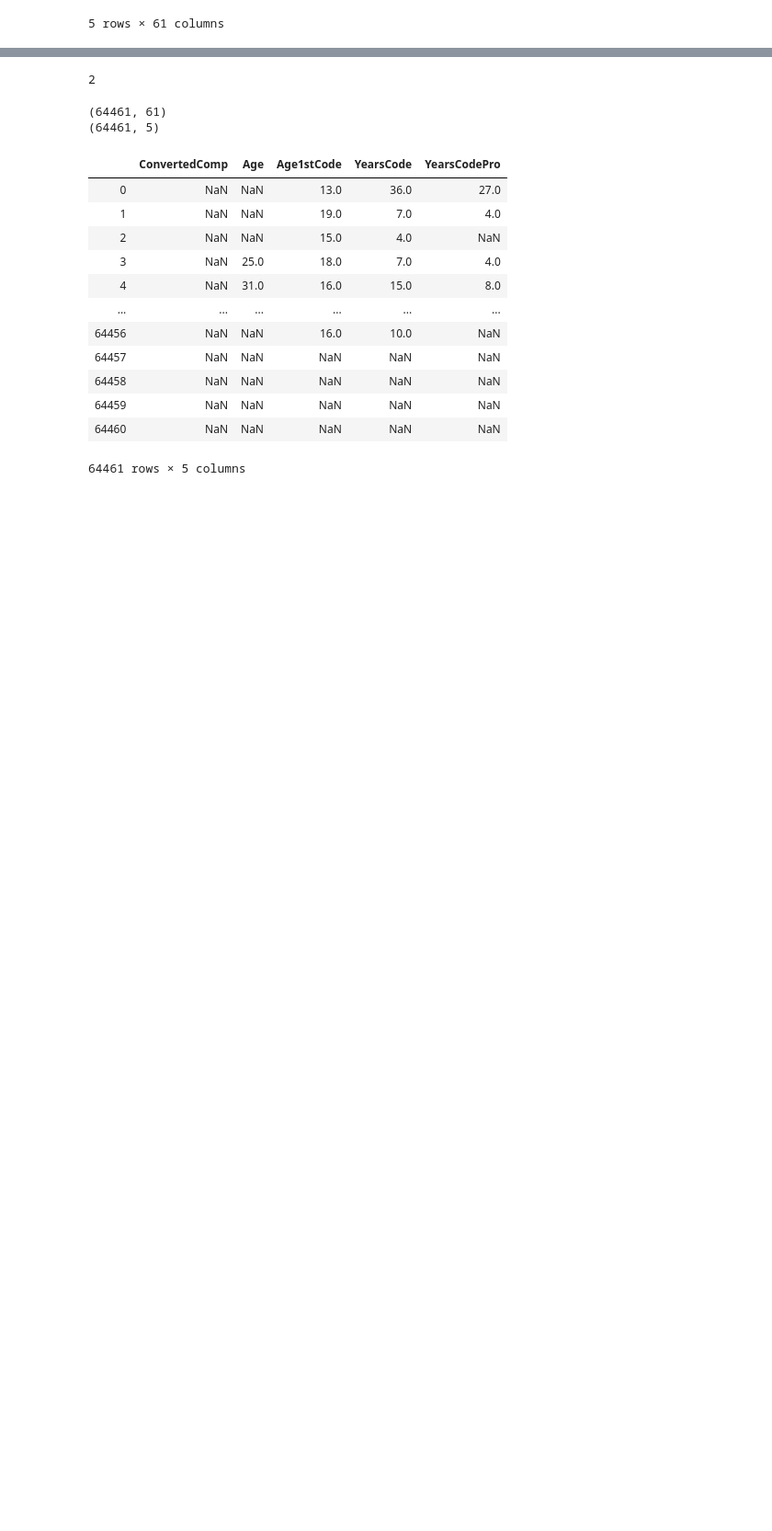
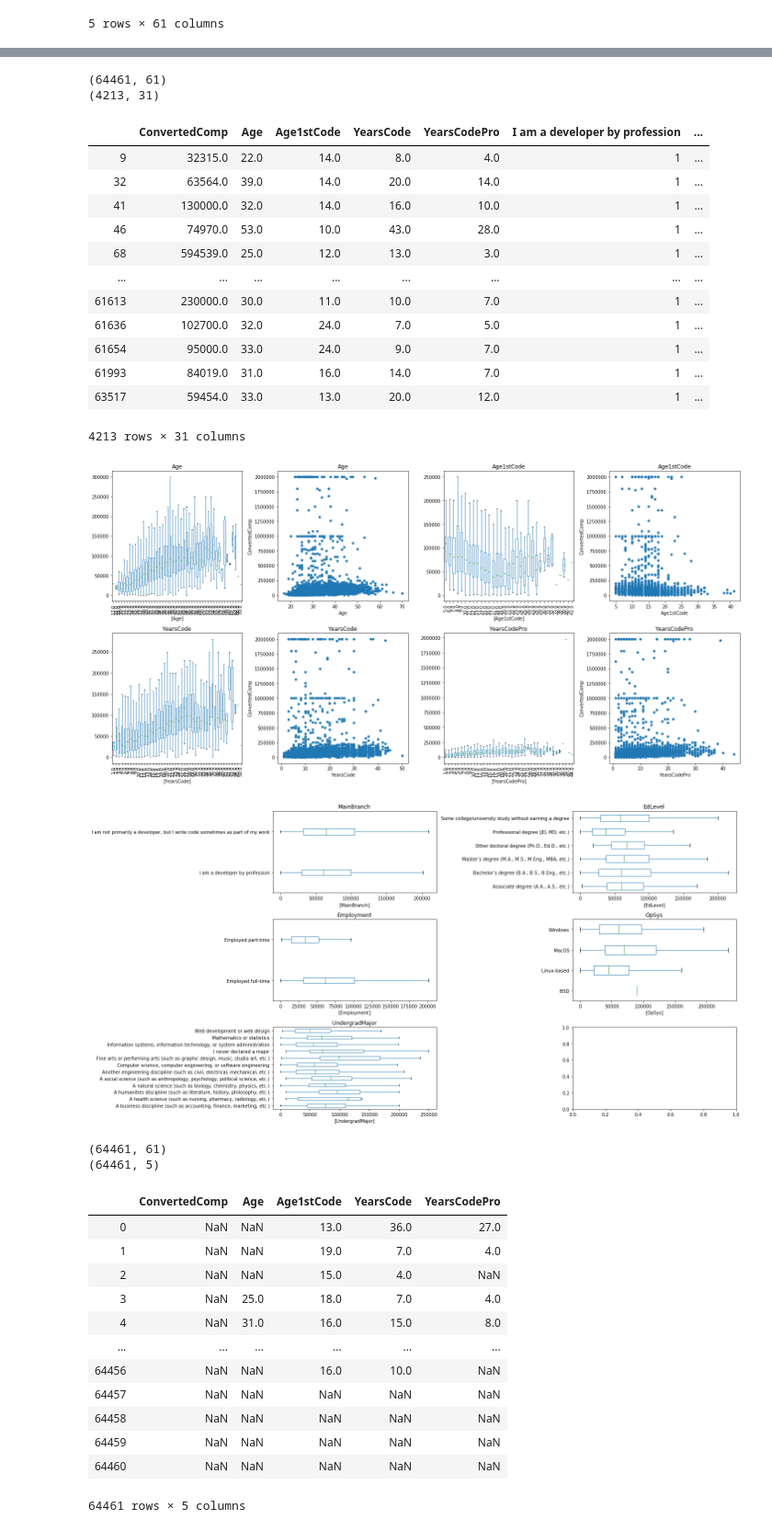
Before and after one commit to kevinclee26/salary_prediction, a Jupyter notebook: model/model_training.ipynb, the cells around one changed output, grey strips where cells are left out. Shown at 92% size. Drawn from its saved outputs; the diff is of its cells as text; code cells hidden in the pictures; blank space fills up the shorter version.

```diff
--- a/model/model_training.ipynb
+++ b/model/model_training.ipynb
@@ -112,33 +116,63 @@ categoricals=['MainBranch', 'Country', 'EdLevel', 'Employment', 'OpSys', 'Underg
 # categoricals=['EdLevel']
 multi_options=['DatabaseWorkedWith', 'DevType', 'Gender', 'LanguageWorkedWith', 'MiscTechWorkedWith', 'NEWCollabToolsWorkedWith', 'PlatformWorkedWith', 'WebframeWorkedWith']
 # multi_options=['DatabaseWorkedWith', 'DevType', 'LanguageWorkedWith', 'MiscTechWorkedWith', 'NEWCollabToolsWorkedWith', 'PlatformWorkedWith', 'WebframeWorkedWith']
-# %%
-math.ceil(len(all_numericals)/2)
-# %% [output]
-2
 # %%
 # X=df[(df['ConvertedComp']<=500000) & (df['ConvertedComp']>=10000) & (df['Employment']=='Employed full-time')]#[['ConvertedComp']]
 def transform_data(input_df, numericals=[], categoricals=[], multi_options=[]):
     print(input_df.shape)
+    input_df=input_df.dropna()
     X=input_df[['ConvertedComp']]
     columns=2
-    fig, ax=plt.subplots(math.ceil(len(all_numericals)/columns), columns*2, figsize=(20, 10))
+    fig, ax=plt.subplots(math.ceil(len(numericals)/columns), columns*2, figsize=(20, 10))
     for idx, each_col in enumerate(numericals):
-        X=pd.concat([X, pd.to_numeric(input_df[each_col], errors='coerce')], axis=1)
-        X[['ConvertedComp', each_col]].boxplot(by=each_col, showfliers=False, rot=90, ax=ax[int(idx/columns)][(idx%columns)])
-        X[['ConvertedComp', each_col]].plot(x=each_col, y='ConvertedComp', kind='scatter', ax=ax[int(idx/columns)][(idx%columns)+2])
+        X=pd.concat([X, pd.to_numeric(input_df[each_col], errors='coerce')], axis=1)                                                             # idx = 2 & 3
+        X[['ConvertedComp', each_col]].boxplot(by=each_col, showfliers=False, rot=90, ax=ax[int(idx/columns)][(idx%columns)*2]) # wants 0 & 2 when idx = 0 & 1 which means + 0 and + 1
+                                                                                                                                                      # idx = 2 & 3
+        X[['ConvertedComp', each_col]].plot(x=each_col, y='ConvertedComp', kind='scatter', ax=ax[int(idx/columns)][(idx%columns)*2+1]) # wants 1 & 3 when idx = 0 & 1 which means + 1 and + 2
+        ax[int(idx/columns)][(idx%columns)*2+1].set_title(each_col)
+        ax[int(idx/columns)][(idx%columns)*2].set_title(each_col)
+        ax[int(idx/columns)][(idx%columns)*2].grid(False)
+#     for each_col in numericals:
+#         X=pd.concat([X, pd.to_numeric(df[each_col], errors='coerce')], axis=1)\
+    fig.suptitle('')
+    fig.tight_layout()
+    fig, ax=plt.subplots(math.ceil(len(categoricals)/columns), columns, figsize=(20, 10))
+    for idx, each_col in enumerate([col for col in categoricals if col!='Country']):
+        X=pd.concat([X, pd.get_dummies(input_df[each_col])], axis=1)
+        input_df[[each_col, 'ConvertedComp']].boxplot(by=each_col, showfliers=False, vert=False, ax=ax[int(idx/columns)][idx%columns])
+#         ax[int(idx/columns)][(idx%columns)*2+1].scatter(input_df[each_col], input_df['ConvertedComp'])
+        ax[int(idx/columns)][idx%columns].grid(False)
+#         ax[int(idx/columns)][(idx%columns)*2+1].xaxis.set_tick_params(rotation=90)
+#         ax[int(idx/columns)][(idx%columns)*2+1].set_title(each_col)
         ax[int(idx/columns)][idx%columns].set_title(each_col)
-        ax[int(idx/columns)][idx%columns].grid(False)
-#     for each_col in numericals:
-#         X=pd.concat([X, pd.to_numeric(df[each_col], errors='coerce')], axis=1)
-    for each_col in categoricals:
-        X=pd.concat([X, pd.get_dummies(input_df[each_col])], axis=1)
-
+#         ax[int(idx/columns)][(idx%columns)*2+1].set_xticklabels(ax[int(idx/columns)][(idx%columns)*2+1].get_xticklabels(), rotation=90)
+#         ax[int(idx/columns)][(idx%columns)*2].set_xticklabels(rotation=90)
 #     for each_col in multi_options:
 #         X=pd.concat([X, df[each_col].str.get_dummies(sep=';')], axis=1)
 #     X.to_csv('model_inputs.csv')
+    fig.suptitle('')
+    fig.tight_layout()
     print(X.shape)
     return X
+transform_data(df, numericals=all_numericals, categoricals=all_categoricals)
+# %% [output]
+(64461, 61)
+(4213, 31)
+|  | ConvertedComp | Age | Age1stCode | YearsCode | YearsCodePro | I am a developer by profession | ... |
+| 9 | 32315.0 | 22.0 | 14.0 | 8.0 | 4.0 | 1 | ... |
+| 32 | 63564.0 | 39.0 | 14.0 | 20.0 | 14.0 | 1 | ... |
+| 41 | 130000.0 | 32.0 | 14.0 | 16.0 | 10.0 | 1 | ... |
+| 46 | 74970.0 | 53.0 | 10.0 | 43.0 | 28.0 | 1 | ... |
+| 68 | 594539.0 | 25.0 | 12.0 | 13.0 | 3.0 | 1 | ... |
+| ... | ... | ... | ... | ... | ... | ... | ... |
+| 61613 | 230000.0 | 30.0 | 11.0 | 10.0 | 7.0 | 1 | ... |
+| 61636 | 102700.0 | 32.0 | 24.0 | 7.0 | 5.0 | 1 | ... |
+| 61654 | 95000.0 | 33.0 | 24.0 | 9.0 | 7.0 | 1 | ... |
+| 61993 | 84019.0 | 31.0 | 16.0 | 14.0 | 7.0 | 1 | ... |
+| 63517 | 59454.0 | 33.0 | 13.0 | 20.0 | 12.0 | 1 | ... |
+4213 rows × 31 columns
+[figure, added]
+[figure, added]
 # %%
 transform_data(df, numericals=all_numericals)
 # %% [output]
```
Also changed, not shown: parts of 2 cells of this notebook.
